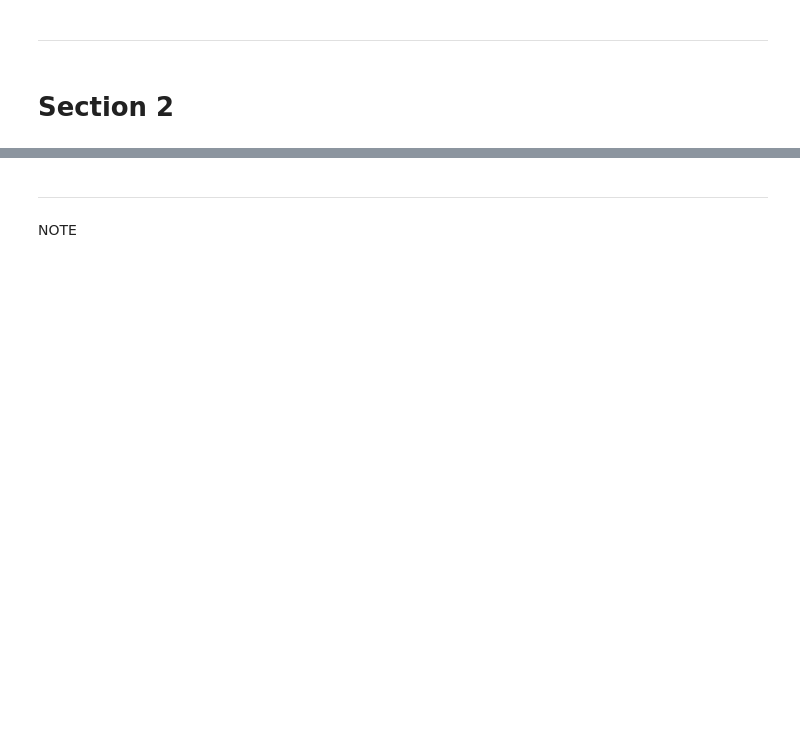
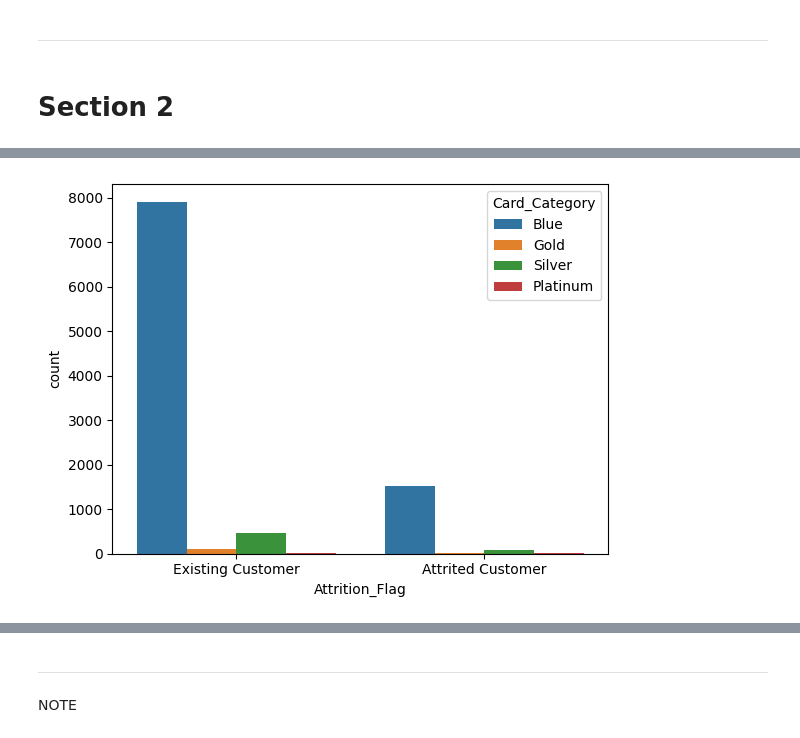
Before and after one commit to Lailah-Idrees/Credit-Card-Churning-Customers-Analysis-, a Jupyter notebook: jupyter_notebooks/Data_Visualisation.ipynb, the cells around one changed output, grey strips where cells are left out. Cells and saved outputs as stored; diff of their text form; code cells hidden in the pictures; blank space fills up the shorter version.

```diff
--- a/jupyter_notebooks/Data_Visualisation.ipynb
+++ b/jupyter_notebooks/Data_Visualisation.ipynb
@@ -101,0 +150,5 @@ Section 2 content
+# %%
+sns.countplot(data=df_transformed, x="Attrition_Flag", hue="Card_Category")
+plt.show()
+# %% [output]
+[figure, added]
```
Also changed, not shown: parts of 18 cells of this notebook.
